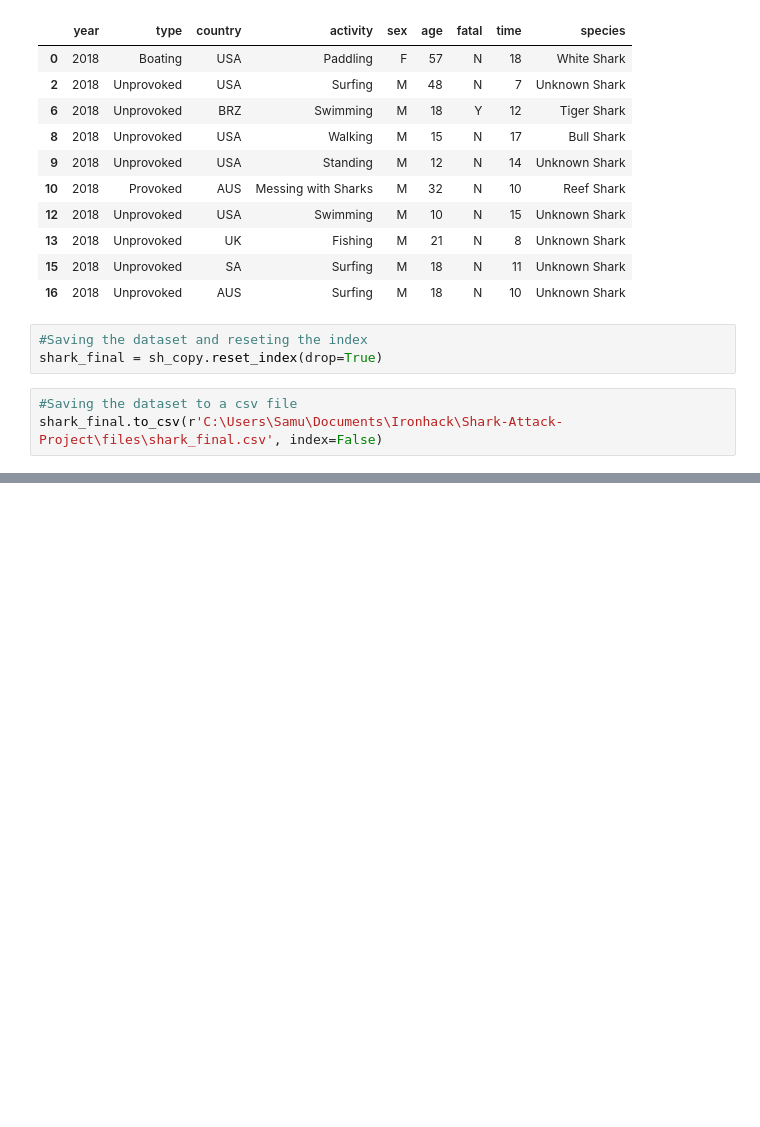
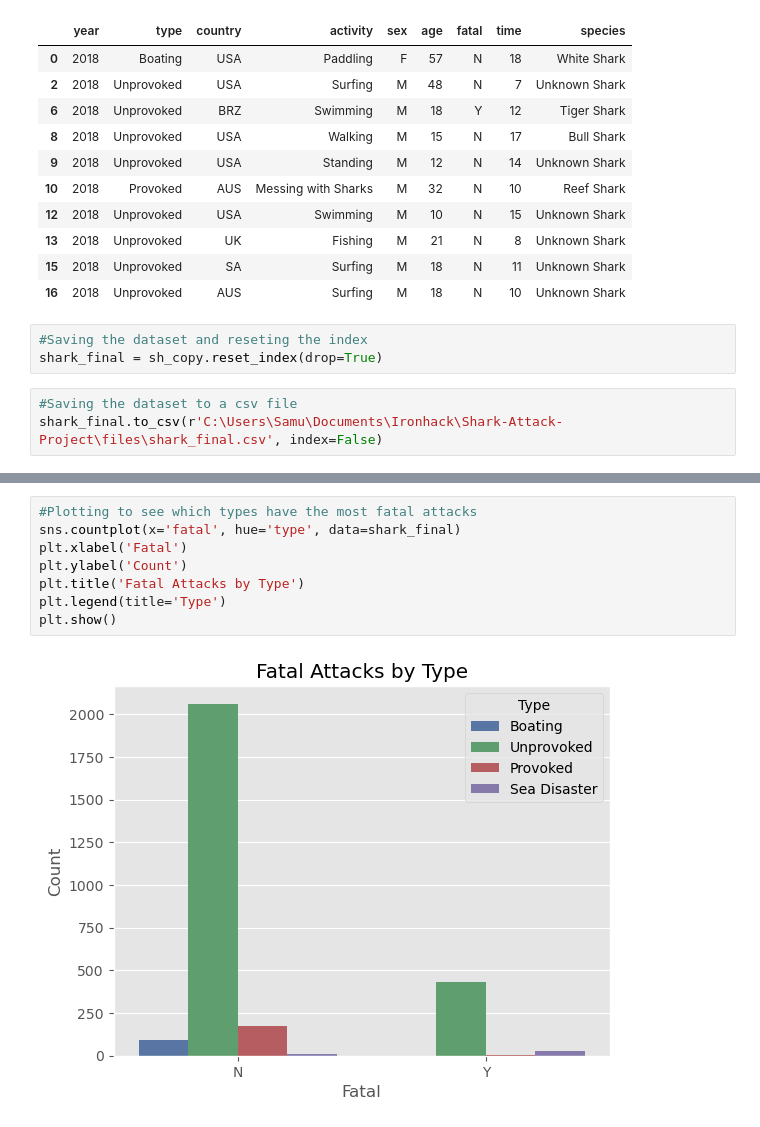
Before and after one commit to Raughar/Shark-Attack-Project, a Jupyter notebook: shark-attack-notebook.ipynb, the cells around one changed output, grey strips where cells are left out. Cells and saved outputs as stored; diff of their text form; blank space fills up the shorter version.

```diff
--- a/shark-attack-notebook.ipynb
+++ b/shark-attack-notebook.ipynb
@@ -945,0 +995,10 @@ shark_final.to_csv(r'C:\Users\Samu\Documents\Ironhack\Shark-Attack-Project\files
+# %%
+#Plotting to see which types have the most fatal attacks
+sns.countplot(x='fatal', hue='type', data=shark_final)
+plt.xlabel('Fatal')
+plt.ylabel('Count')
+plt.title('Fatal Attacks by Type')
+plt.legend(title='Type')
+plt.show()
+# %% [output]
+[figure, added]
```
Also changed, not shown: parts of 30 cells of this notebook.
